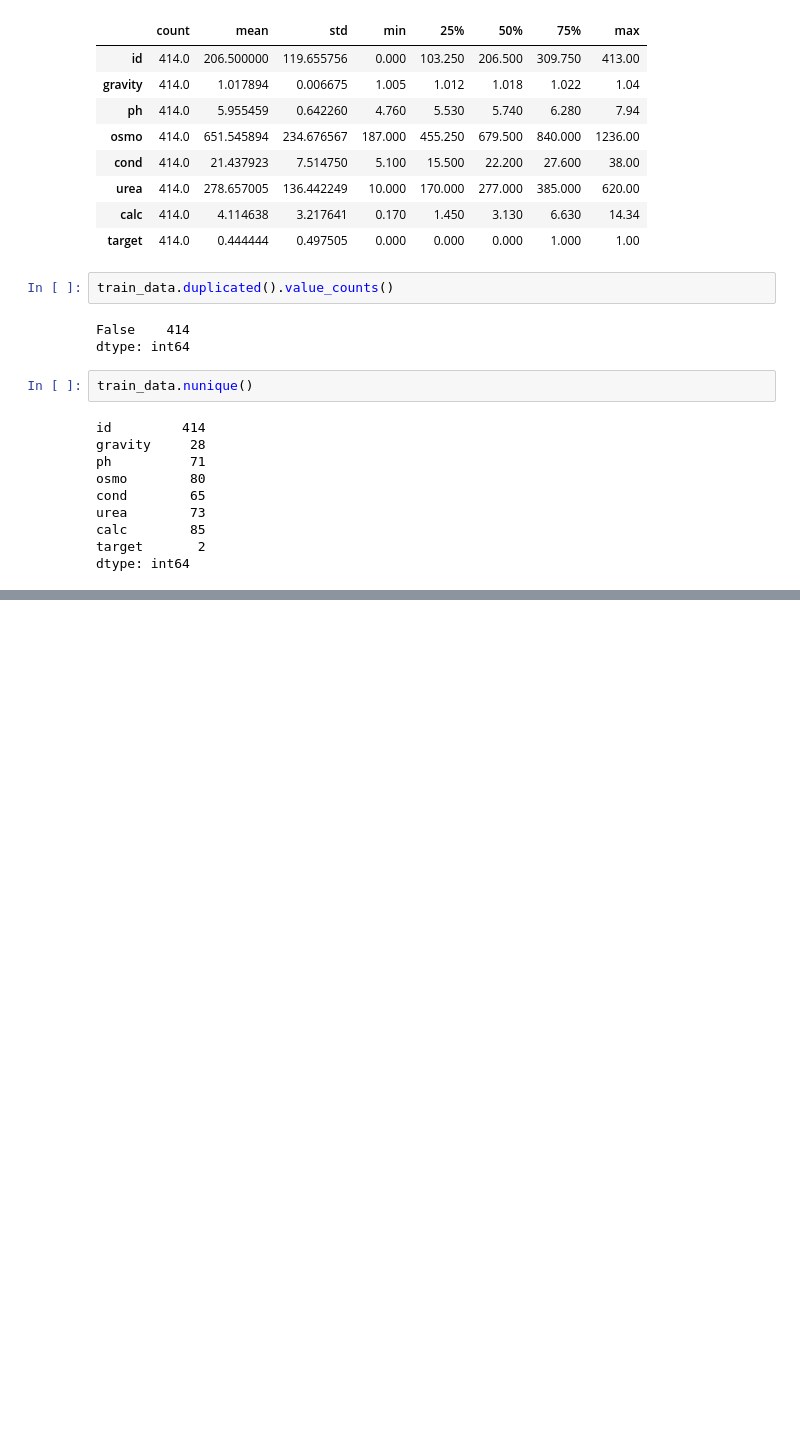
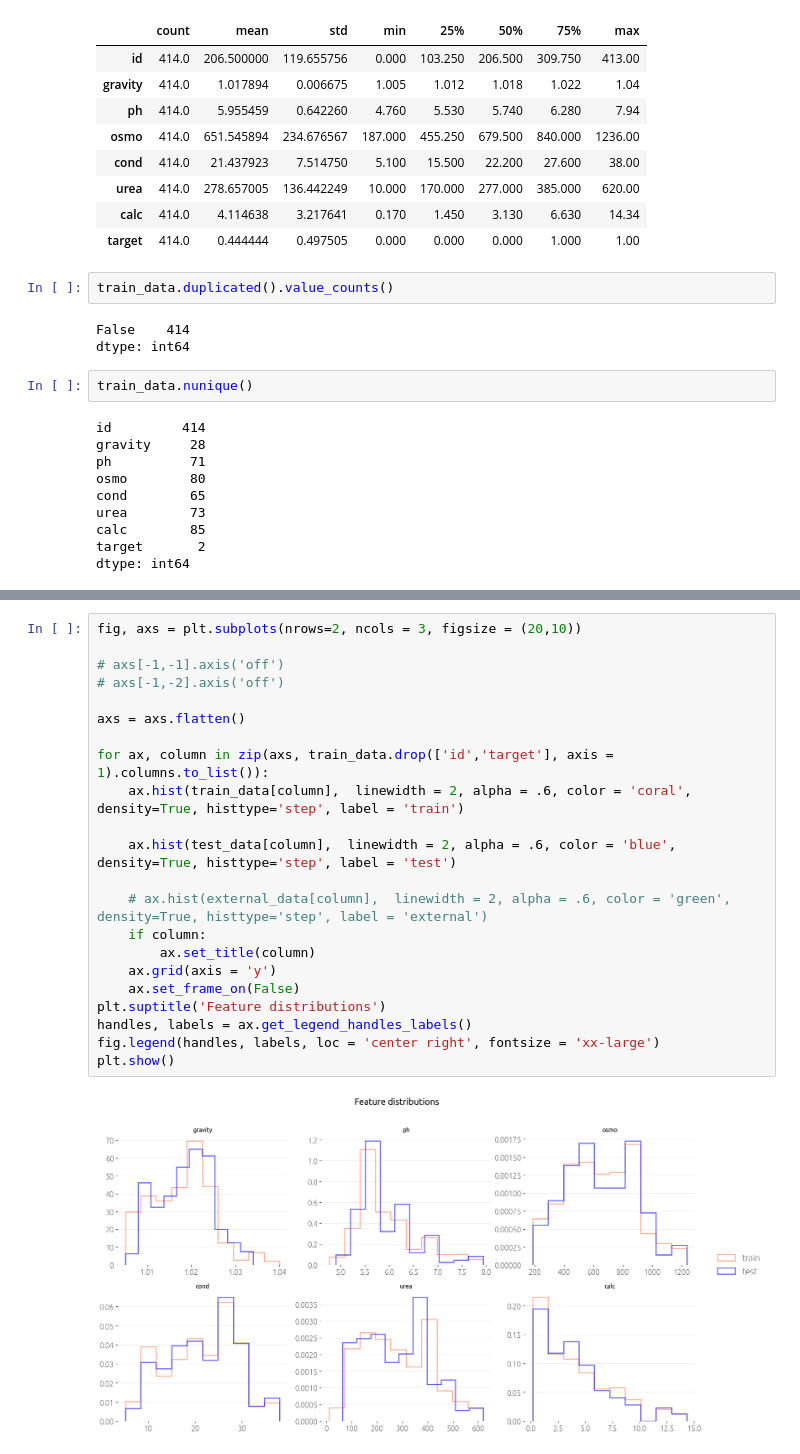
Before and after one commit to tripnv/playgrounds, a Jupyter notebook: 3-12/eda.ipynb, the cells around one changed output, grey strips where cells are left out. Drawn from its saved outputs; the diff is of its cells as text; blank space fills up the shorter version.

```diff
--- a/3-12/eda.ipynb
+++ b/3-12/eda.ipynb
@@ -125,0 +129,24 @@ plt.show()
+# %%
+fig, axs = plt.subplots(nrows=2, ncols = 3, figsize = (20,10))
+
+# axs[-1,-1].axis('off')
+# axs[-1,-2].axis('off')
+
+axs = axs.flatten()
+
+for ax, column in zip(axs, train_data.drop(['id','target'], axis = 1).columns.to_list()):
+    ax.hist(train_data[column],  linewidth = 2, alpha = .6, color = 'coral', density=True, histtype='step', label = 'train')
+
+    ax.hist(test_data[column],  linewidth = 2, alpha = .6, color = 'blue', density=True, histtype='step', label = 'test')
+
+    # ax.hist(external_data[column],  linewidth = 2, alpha = .6, color = 'green', density=True, histtype='step', label = 'external')
+    if column:
+        ax.set_title(column)
+    ax.grid(axis = 'y')
+    ax.set_frame_on(False)
+plt.suptitle('Feature distributions')
+handles, labels = ax.get_legend_handles_labels()
+fig.legend(handles, labels, loc = 'center right', fontsize = 'xx-large')
+plt.show()
+# %% [output]
+[figure, added]
```
Also changed, not shown: parts of 4 cells of this notebook.
